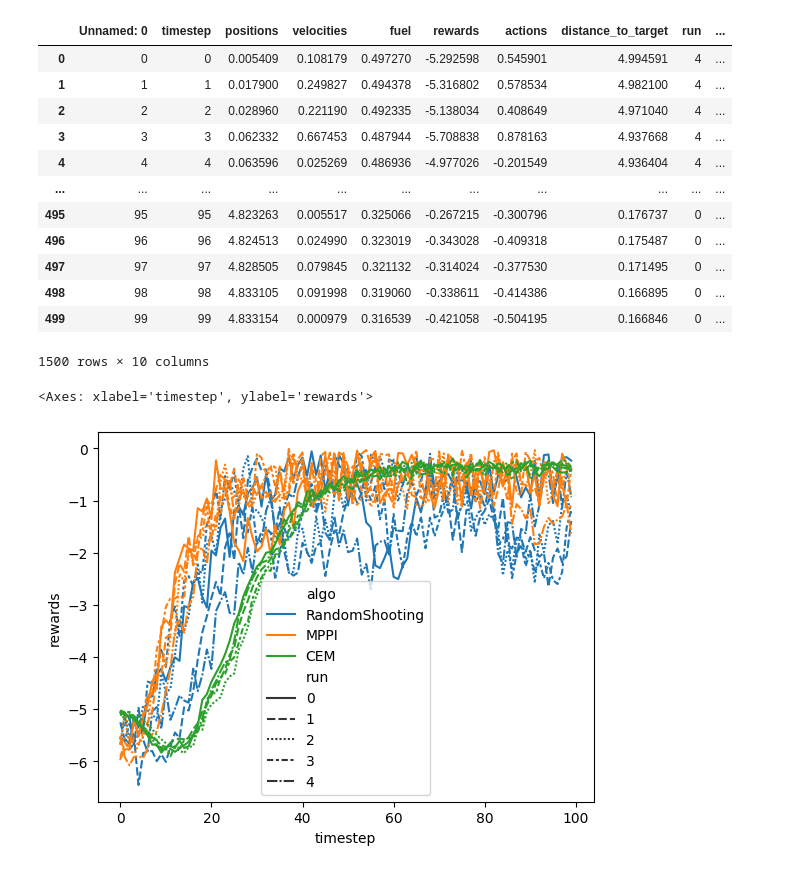
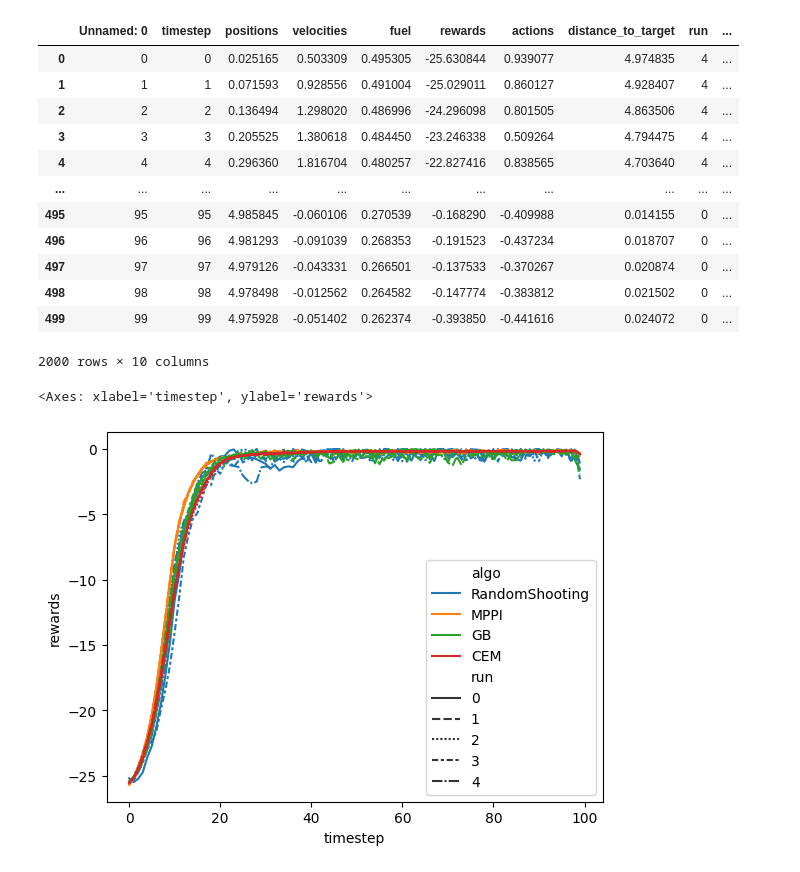
Before and after one commit to gdubbs100/mpc_experiment, a Jupyter notebook: src/analysis.ipynb, the cells around one changed output. Cells and saved outputs as stored; diff of their text form; code cells hidden in the pictures.

```diff
--- a/src/analysis.ipynb
+++ b/src/analysis.ipynb
@@ -5,27 +5,27 @@ import matplotlib.pyplot as plt
 import seaborn as sns
 # %%
 import os
-EXPERIMENT_LOCATION = 'logs/test2'
+EXPERIMENT_LOCATION = 'logs/experiment4'
 all_results = pd.DataFrame()
 for folder in os.listdir(EXPERIMENT_LOCATION):
     tmp = pd.read_csv(f"{EXPERIMENT_LOCATION}/{folder}/results.csv").assign(algo = folder)
     all_results = pd.concat([tmp, all_results])
 
 all_results
 # %% [output]
 |  | Unnamed: 0 | timestep | positions | velocities | fuel | rewards | actions | distance_to_target | run | ... |
-| 0 | 0 | 0 | 0.005409 | 0.108179 | 0.497270 | -5.292598 | 0.545901 | 4.994591 | 4 | ... |
-| 1 | 1 | 1 | 0.017900 | 0.249827 | 0.494378 | -5.316802 | 0.578534 | 4.982100 | 4 | ... |
-| 2 | 2 | 2 | 0.028960 | 0.221190 | 0.492335 | -5.138034 | 0.408649 | 4.971040 | 4 | ... |
-| 3 | 3 | 3 | 0.062332 | 0.667453 | 0.487944 | -5.708838 | 0.878163 | 4.937668 | 4 | ... |
-| 4 | 4 | 4 | 0.063596 | 0.025269 | 0.486936 | -4.977026 | -0.201549 | 4.936404 | 4 | ... |
+| 0 | 0 | 0 | 0.025165 | 0.503309 | 0.495305 | -25.630844 | 0.939077 | 4.974835 | 4 | ... |
+| 1 | 1 | 1 | 0.071593 | 0.928556 | 0.491004 | -25.029011 | 0.860127 | 4.928407 | 4 | ... |
+| 2 | 2 | 2 | 0.136494 | 1.298020 | 0.486996 | -24.296098 | 0.801505 | 4.863506 | 4 | ... |
+| 3 | 3 | 3 | 0.205525 | 1.380618 | 0.484450 | -23.246338 | 0.509264 | 4.794475 | 4 | ... |
+| 4 | 4 | 4 | 0.296360 | 1.816704 | 0.480257 | -22.827416 | 0.838565 | 4.703640 | 4 | ... |
 | ... | ... | ... | ... | ... | ... | ... | ... | ... | ... | ... |
-| 495 | 95 | 95 | 4.823263 | 0.005517 | 0.325066 | -0.267215 | -0.300796 | 0.176737 | 0 | ... |
-| 496 | 96 | 96 | 4.824513 | 0.024990 | 0.323019 | -0.343028 | -0.409318 | 0.175487 | 0 | ... |
-| 497 | 97 | 97 | 4.828505 | 0.079845 | 0.321132 | -0.314024 | -0.377530 | 0.171495 | 0 | ... |
-| 498 | 98 | 98 | 4.833105 | 0.091998 | 0.319060 | -0.338611 | -0.414386 | 0.166895 | 0 | ... |
-| 499 | 99 | 99 | 4.833154 | 0.000979 | 0.316539 | -0.421058 | -0.504195 | 0.166846 | 0 | ... |
+| 495 | 95 | 95 | 4.985845 | -0.060106 | 0.270539 | -0.168290 | -0.409988 | 0.014155 | 0 | ... |
+| 496 | 96 | 96 | 4.981293 | -0.091039 | 0.268353 | -0.191523 | -0.437234 | 0.018707 | 0 | ... |
+| 497 | 97 | 97 | 4.979126 | -0.043331 | 0.266501 | -0.137533 | -0.370267 | 0.020874 | 0 | ... |
+| 498 | 98 | 98 | 4.978498 | -0.012562 | 0.264582 | -0.147774 | -0.383812 | 0.021502 | 0 | ... |
+| 499 | 99 | 99 | 4.975928 | -0.051402 | 0.262374 | -0.393850 | -0.441616 | 0.024072 | 0 | ... |
-1500 rows × 10 columns
+2000 rows × 10 columns
 # %%
 sns.lineplot(
     data=all_results,
@@ -36,5 +36,5 @@ sns.lineplot(
 )
 # %% [output]
 <Axes: xlabel='timestep', ylabel='rewards'>
-[figure, old version]
+[figure, new version]
 # %%
```
Also changed, not shown: parts of 6 cells of this notebook, 4 other files.
